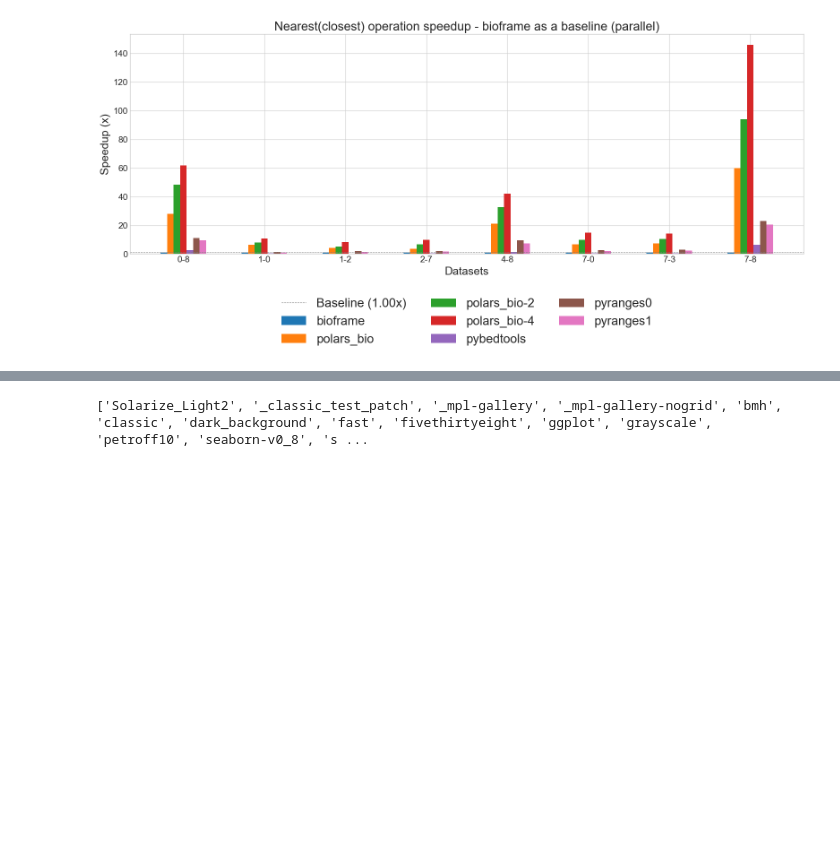
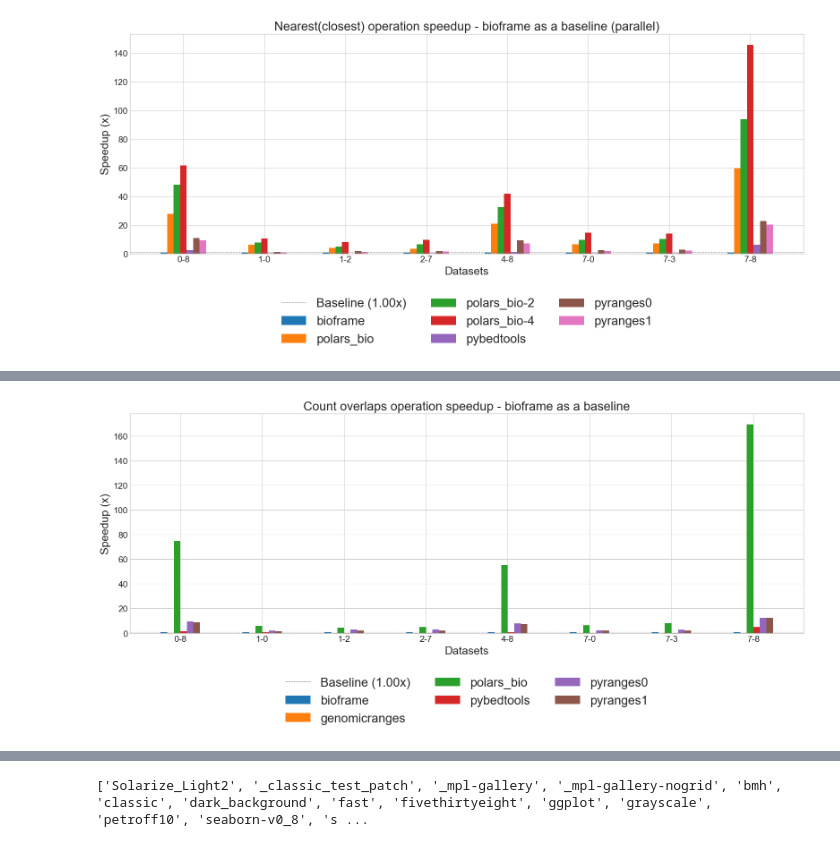
Before and after one commit to biodatageeks/polars-bio-bench, a Jupyter notebook: notebooks/visualize-results.ipynb, the cells around one changed output, grey strips where cells are left out. Cells and saved outputs as stored; diff of their text form; code cells hidden in the pictures; blank space fills up the shorter version.

```diff
--- a/notebooks/visualize-results.ipynb
+++ b/notebooks/visualize-results.ipynb
@@ -383,0 +388,96 @@ plt.show()
+# %%
+# plt.style.use('tableau-colorblind10')
+plt.style.use("seaborn-v0_8-whitegrid")
+lib = [
+    "polars_bio",
+    "bioframe",
+    "pyranges0",
+    "pyranges1",
+    "pybedtools",
+    "genomicranges",
+]
+lib_len = len(lib)
+
+data = {
+    "datasets": ["1-2"] * lib_len
+    + ["1-0"] * lib_len
+    + ["2-7"] * lib_len
+    + ["7-0"] * lib_len
+    + ["7-3"] * lib_len
+    + ["0-8"] * lib_len
+    + ["4-8"] * lib_len
+    + ["7-8"] * lib_len,
+    "library": lib * 8,
+    "speedup": pd.read_csv(f"{ROOT_DIR}/count-overlaps_1-2.csv")
+    .Speedup.str.replace("x", "")
+    .astype(float)
+    .tolist()
+    + pd.read_csv(f"{ROOT_DIR}/count-overlaps_1-0.csv")
+    .Speedup.str.replace("x", "")
+    .astype(float)
+    .tolist()
+    + pd.read_csv(f"{ROOT_DIR}/count-overlaps_2-7.csv")
+    .Speedup.str.replace("x", "")
+    .astype(float)
+    .tolist()
+    + pd.read_csv(f"{ROOT_DIR}/count-overlaps_7-0.csv")
+    .Speedup.str.replace("x", "")
+    .astype(float)
+    .tolist()
+    + pd.read_csv(f"{ROOT_DIR}/count-overlaps_7-3.csv")
+    .Speedup.str.replace("x", "")
+    .astype(float)
+    .tolist()
+    + pd.read_csv(f"{ROOT_DIR}/count-overlaps_0-8.csv")
+    .Speedup.str.replace("x", "")
+    .astype(float)
+    .tolist()
+    + pd.read_csv(f"{ROOT_DIR}/count-overlaps_4-8.csv")
+    .Speedup.str.replace("x", "")
+    .astype(float)
+    .tolist()
+    + pd.read_csv(f"{ROOT_DIR}/count-overlaps_7-8.csv")
+    .Speedup.str.replace("x", "")
+    .astype(float)
+    .tolist(),
+}
+
+# Create a DataFrame
+df = pd.DataFrame(data)
+
+# Pivot the data for easier plotting
+pivot_df = df.pivot(index="datasets", columns="library", values="speedup")
+
+# Plot setup
+x = np.arange(len(pivot_df))  # x positions for queries
+width = 0.08  # Bar width
+libraries = pivot_df.columns  # List of libraries
+
+# Initialize plot
+plt.figure(figsize=(16, 6))
+
+# Plot each library's data
+for i, library in enumerate(libraries):
+    plt.bar(x + i * width, pivot_df[library], width, label=library)
+
+# Add details
+plt.xticks(x + width * (len(libraries) - 1) / 2, pivot_df.index, fontsize=14)
+plt.yticks(fontsize=14)
+plt.axhline(
+    y=1.0, color="gray", linestyle="--", linewidth=0.8, label="Baseline (1.00x)"
+)
+plt.title(
+    "Count overlaps operation speedup - bioframe as a baseline",
+    fontsize=20,
+)
+plt.xlabel("Datasets", fontsize=18)
+plt.ylabel("Speedup (x)", fontsize=18)
+plt.legend(title="Library")
+plt.tight_layout()
+plt.legend(loc="upper center", bbox_to_anchor=(0.5, -0.15), ncol=3, fontsize=20)
+
+
+# Show the chart
+plt.show()
+# %% [output]
+[figure, added]
```
Also changed, not shown: parts of 6 cells of this notebook, 5 other files.
